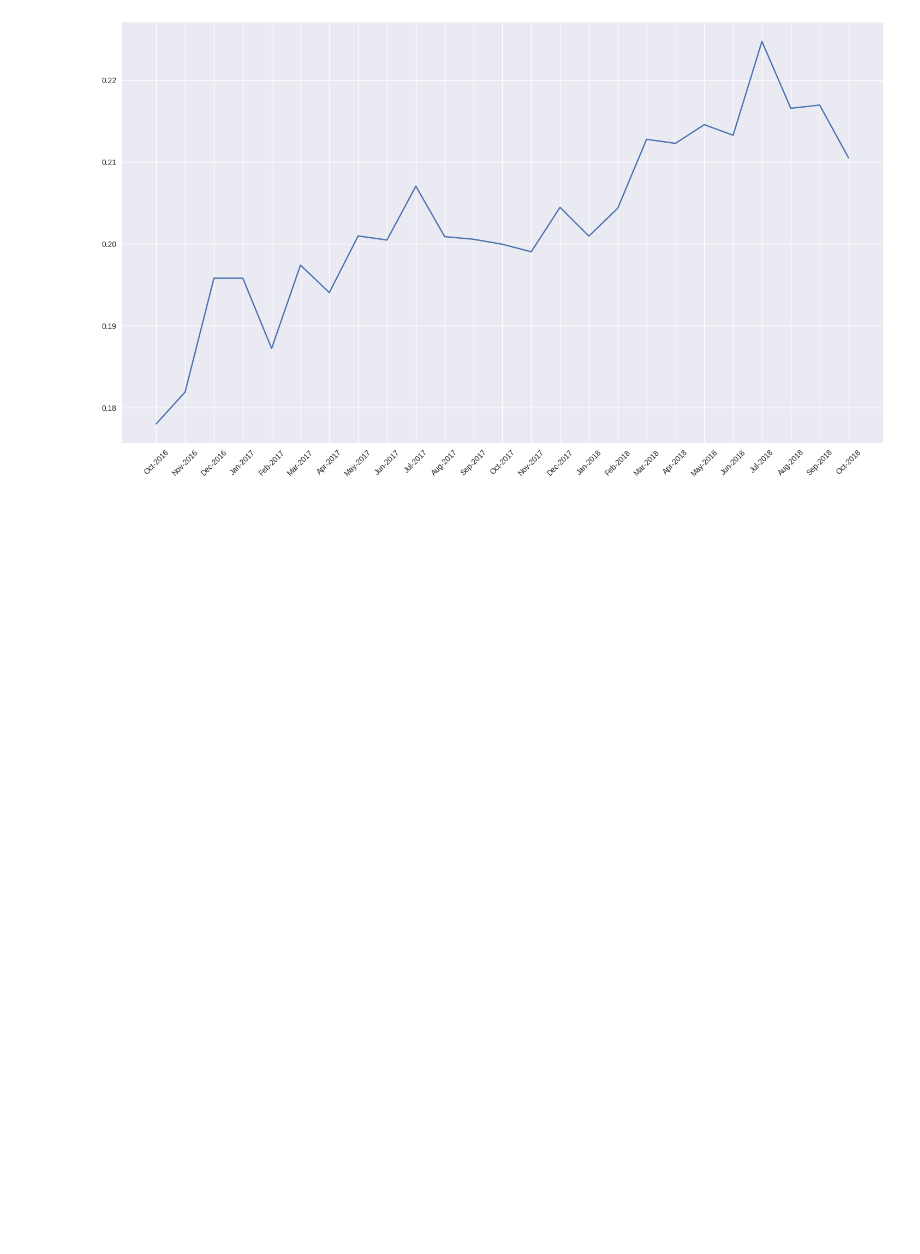
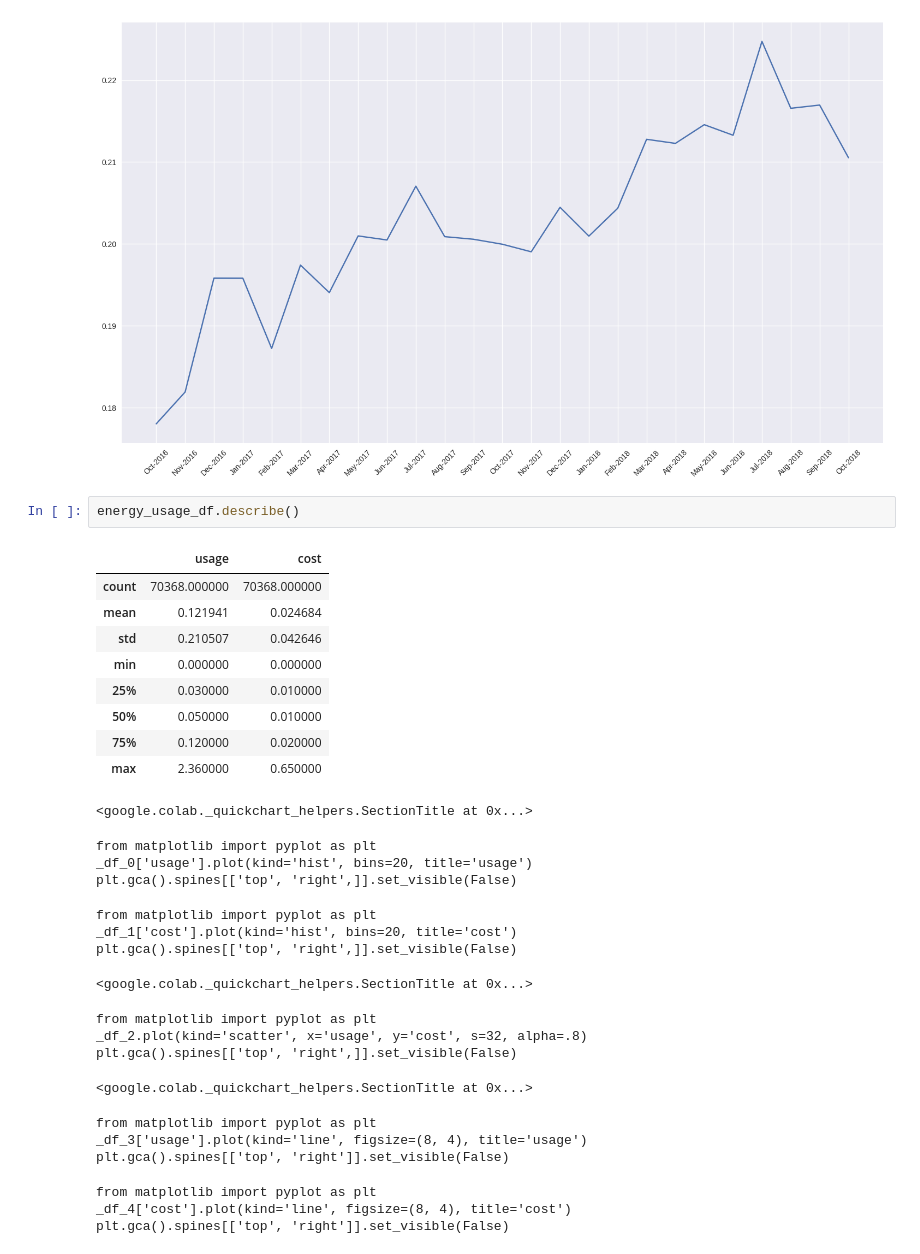
Before and after one commit to Asadtheanalyst/Project, a Jupyter notebook: EDA_Household_Energy.ipynb, the cells around one changed output. Saved outputs shown, nothing was run; the diff lists cells and outputs as text; blank space fills up the shorter version.

```diff
--- a/EDA_Household_Energy.ipynb
+++ b/EDA_Household_Energy.ipynb
@@ -310,3 +226,33 @@ plt.xticks(rotation=45)
 plt.show()
 # %% [output]
 [figure]
+# %%
+energy_usage_df.describe()
+# %% [output]
+|  | usage | cost |
+| count | 70368.000000 | 70368.000000 |
+| mean | 0.121941 | 0.024684 |
+| std | 0.210507 | 0.042646 |
+| min | 0.000000 | 0.000000 |
+| 25% | 0.030000 | 0.010000 |
+| 50% | 0.050000 | 0.010000 |
+| 75% | 0.120000 | 0.020000 |
+| max | 2.360000 | 0.650000 |
+<google.colab._quickchart_helpers.SectionTitle at 0x...>
+from matplotlib import pyplot as plt
+_df_0['usage'].plot(kind='hist', bins=20, title='usage')
+plt.gca().spines[['top', 'right',]].set_visible(False)
+from matplotlib import pyplot as plt
+_df_1['cost'].plot(kind='hist', bins=20, title='cost')
+plt.gca().spines[['top', 'right',]].set_visible(False)
+<google.colab._quickchart_helpers.SectionTitle at 0x...>
+from matplotlib import pyplot as plt
+_df_2.plot(kind='scatter', x='usage', y='cost', s=32, alpha=.8)
+plt.gca().spines[['top', 'right',]].set_visible(False)
+<google.colab._quickchart_helpers.SectionTitle at 0x...>
+from matplotlib import pyplot as plt
+_df_3['usage'].plot(kind='line', figsize=(8, 4), title='usage')
+plt.gca().spines[['top', 'right']].set_visible(False)
+from matplotlib import pyplot as plt
+_df_4['cost'].plot(kind='line', figsize=(8, 4), title='cost')
+plt.gca().spines[['top', 'right']].set_visible(False)
```
Also changed, not shown: parts of 6 cells of this notebook.
